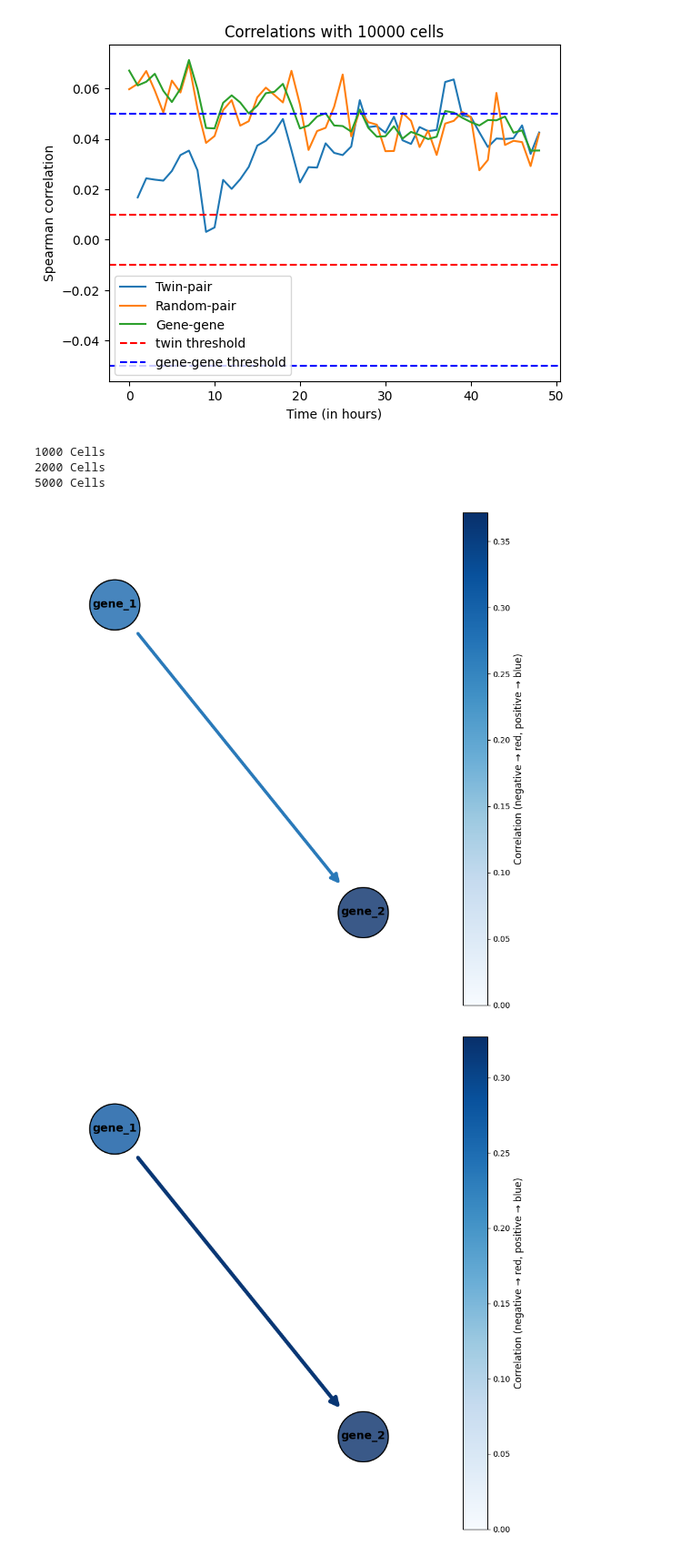
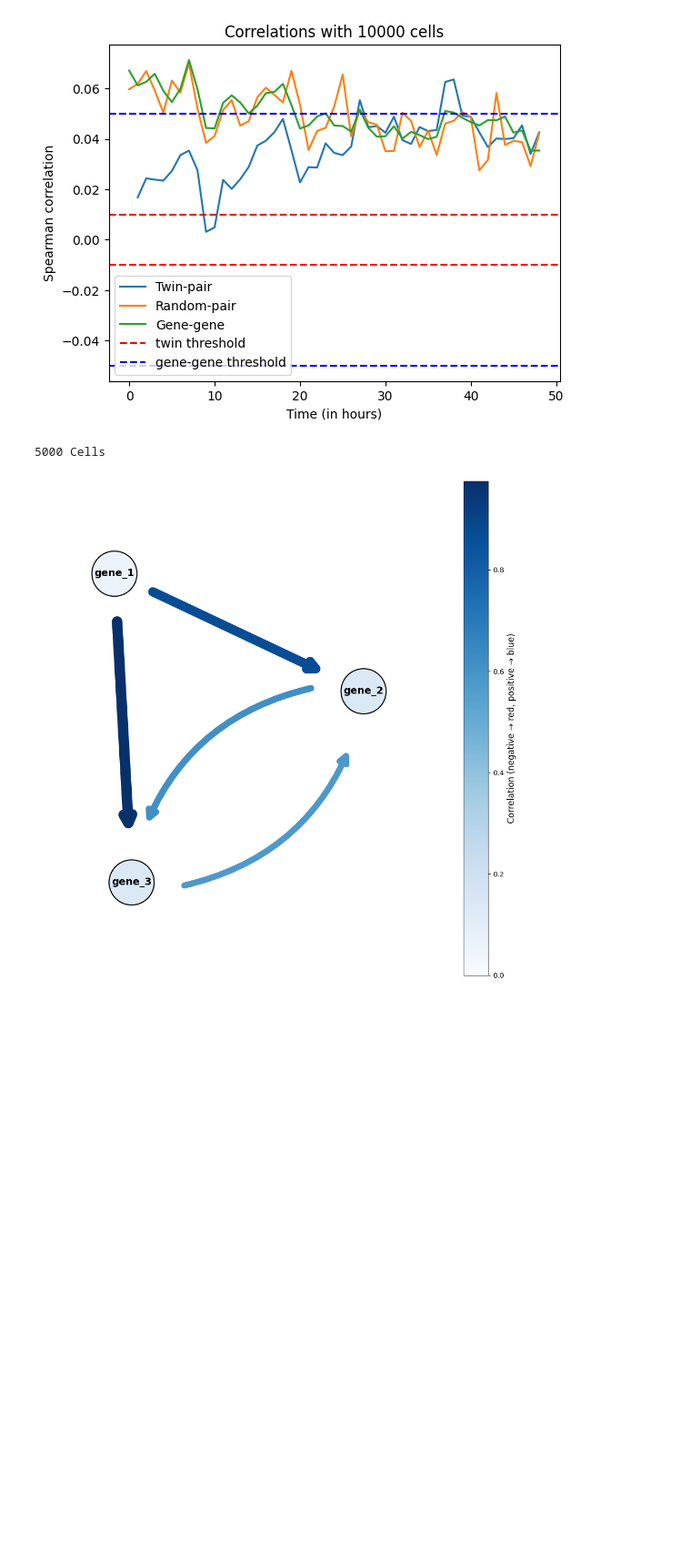
Before and after one commit to Keerthana910234/grnInference, a Jupyter notebook: analysis_code/correlation_calculation/correlation_calculation.ipynb, the cells around one changed output. Shown: that part at 91% size. Saved outputs shown, nothing was run; the diff lists cells and outputs as text; code cells hidden in the pictures; blank space fills up the shorter version.

```diff
--- a/analysis_code/correlation_calculation/correlation_calculation.ipynb
+++ b/analysis_code/correlation_calculation/correlation_calculation.ipynb
@@ -448,11 +457,10 @@ plt.show()
 # %%
-list_1000_cells = np.random.choice(range(10000), size=1000, replace=False)
+list_1000_cells = np.random.choice(range(5000), size=1000, replace=False)
 df_1000_cells = df[df['clone_id'].isin(list_1000_cells)]
-list_2000_cells = np.random.choice(range(10000), size=2000, replace=False)
+list_2000_cells = np.random.choice(range(5000), size=2000, replace=False)
 df_2000_cells = df[df['clone_id'].isin(list_2000_cells)]
-list_5000_cells = np.random.choice(range(10000), size=5000, replace=False)
+list_5000_cells = np.random.choice(range(5000), size=5000, replace=False)
 df_5000_cells = df[df['clone_id'].isin(list_5000_cells)]
-df_10000_cells = df
 # %%
 import numpy as np
 import pandas as pd
@@ -461,7 +469,7 @@ from scipy.stats import spearmanr
 
 # ----- Parameters -----
 time = 10 # Time step to analyze
-n_genes = 2
+n_genes = 3
 gene_list = [f"gene_{i}" for i in range(1, n_genes + 1)]
 columns_interest = [f"{gene}_mRNA" for gene in gene_list]
 
@@ -523,8 +531,8 @@ import matplotlib.pyplot as plt
 from scipy.stats import spearmanr
 
 # ----- Parameters -----
-time = 10 # Time step to analyze
-n_genes = 2
+time = 5 # Time step to analyze
+n_genes = 3
 gene_list = [f"gene_{i}" for i in range(1, n_genes + 1)]
 columns_interest = [f"{gene}_mRNA" for gene in gene_list]
 
@@ -586,8 +594,8 @@ import matplotlib.pyplot as plt
 from scipy.stats import spearmanr
 
 # ----- Parameters -----
-time = 10 # Time step to analyze
-n_genes = 2
+time = 5 # Time step to analyze
+n_genes = 3
 gene_list = [f"gene_{i}" for i in range(1, n_genes + 1)]
 columns_interest = [f"{gene}_mRNA" for gene in gene_list]
 
@@ -999,19 +1022,6 @@ def plot_gene_correlation_network(correlation_matrix, gene_list, title=None):
 # %%
 from matplotlib.patches import FancyArrowPatch
 import networkx as nx
-df = df_1000_cells
-
-#Check the time - if the timestep is 0.25 hours, then multiply by 4
-t1 = 2
-singleTime_df = df[df['time_step'] == t1]
-rep_0_t1 = singleTime_df[singleTime_df['replicate'] == 1]
-rep_1_t1 = singleTime_df[singleTime_df['replicate'] == 2]
-t2 = 5
-singleTime_df = df[df['time_step'] == t2]
-rep_0_t2 = singleTime_df[singleTime_df['replicate'] == 1]
-rep_1_t2 = singleTime_df[singleTime_df['replicate'] == 2]
-n_genes = 2
-gene_list = [f"gene_{i}" for i in np.arange(1, n_genes + 1)]
 
 def dict_to_matrix(correlation_dict, gene_list):
     matrix = pd.DataFrame(index=gene_list, columns=gene_list, dtype=float)
@@ -1021,67 +1031,35 @@ def dict_to_matrix(correlation_dict, gene_list):
     return matrix
 
 #Calculate correlation between different genes between two time points - y-axis is t1 and x-axis is t2
 def calculate_correlation(rep_0_t1, rep_1_t1, rep_0_t2, rep_1_t2):
     correlations = {}
     correlations_normalised = {}
     for gene_1 in gene_list:
         for gene_2 in gene_list:
             corr_t1_t2 = spearmanr(rep_0_t1[f"{gene_1}_mRNA"], rep_1_t2[f"{gene_2}_mRNA"]).correlation
             correlations[f"{gene_1}->{gene_2}"] = corr_t1_t2
     return correlations
 
-correlations = calculate_correlation(rep_0_t1, rep_1_t1, rep_0_t2, rep_1_t2)
-correlation_matrix = dict_to_matrix(correlations, gene_list)
-fig, ax, sm = plot_gene_correlation_network(correlation_matrix, gene_list)
-fig.show()
-print("1000 Cells")
 
-from matplotlib.patches import FancyArrowPatch
-import networkx as nx
-df = df_2000_cells
+df = df_5000_cells
 
 #Check the time - if the timestep is 0.25 hours, then multiply by 4
-t1 = 2
+t1 = 5
 singleTime_df = df[df['time_step'] == t1]
 rep_0_t1 = singleTime_df[singleTime_df['replicate'] == 1]
 rep_1_t1 = singleTime_df[singleTime_df['replicate'] == 2]
-t2 = 5
+t2 = 10
 singleTime_df = df[df['time_step'] == t2]
 rep_0_t2 = singleTime_df[singleTime_df['replicate'] == 1]
 rep_1_t2 = singleTime_df[singleTime_df['replicate'] == 2]
-n_genes = 2
-gene_list = [f"gene_{i}" for i in np.arange(1, n_genes + 1)]
-
-correlations = calculate_correlation(rep_0_t1, rep_1_t1, rep_0_t2, rep_1_t2)
-correlation_matrix = dict_to_matrix(correlations, gene_list)
-fig, ax, sm = plot_gene_correlation_network(correlation_matrix, gene_list)
-fig.show()
-print("2000 Cells")
-
-from matplotlib.patches import FancyArrowPatch
-import networkx as nx
-df = df_5000_cells
-
-#Check the time - if the timestep is 0.25 hours, then multiply by 4
-t1 = 2
-singleTime_df = df[df['time_step'] == t1]
-rep_0_t1 = singleTime_df[singleTime_df['replicate'] == 1]
-rep_1_t1 = singleTime_df[singleTime_df['replicate'] == 2]
-t2 = 5
-singleTime_df = df[df['time_step'] == t2]
-rep_0_t2 = singleTime_df[singleTime_df['replicate'] == 1]
-rep_1_t2 = singleTime_df[singleTime_df['replicate'] == 2]
-n_genes = 2
+n_genes = 3
 gene_list = [f"gene_{i}" for i in np.arange(1, n_genes + 1)]
 
 correlations = calculate_correlation(rep_0_t1, rep_1_t1, rep_0_t2, rep_1_t2)
 correlation_matrix = dict_to_matrix(correlations, gene_list)
 fig, ax, sm = plot_gene_correlation_network(correlation_matrix, gene_list)
 fig.show()
 print("5000 Cells")
 # %% [output]
-1000 Cells
-2000 Cells
 5000 Cells
-[figure, old version]
+[figure, new version]
-[figure, removed]
```
Also changed, not shown: parts of 16 cells of this notebook, 3 other files.
